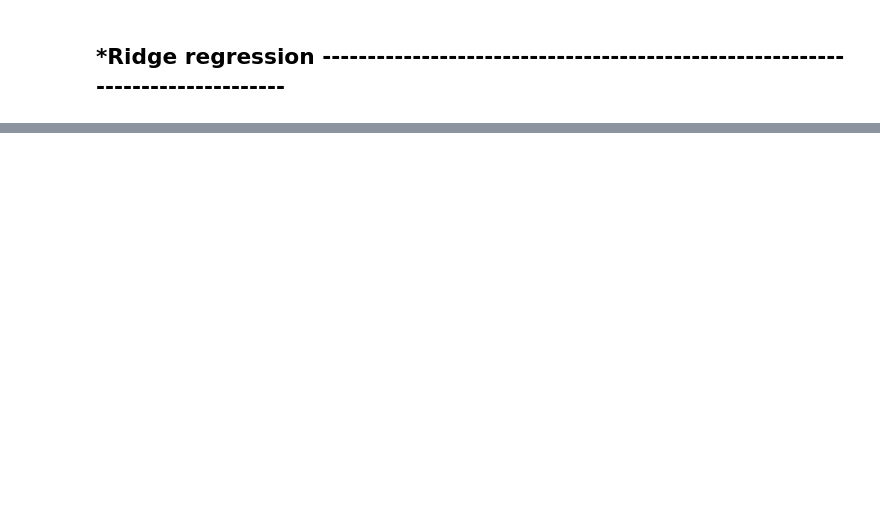
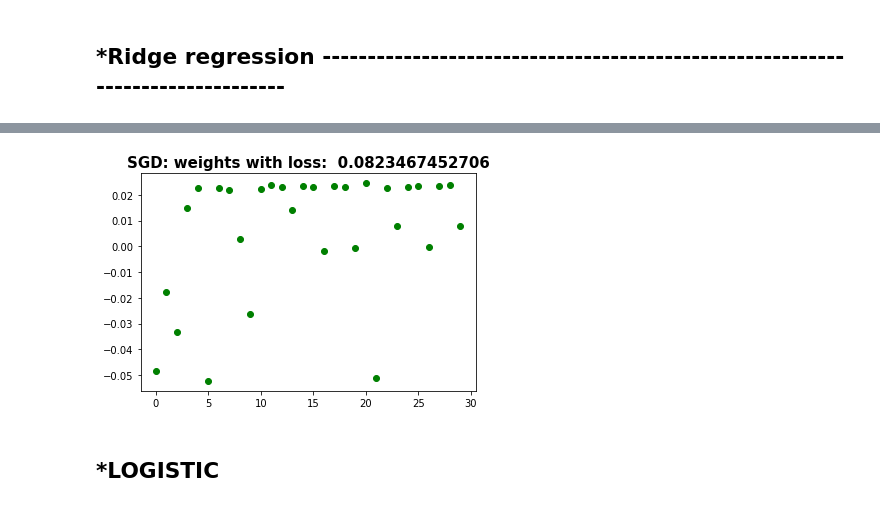
Before and after one commit to LucaZampieri/LMO_ML, a Jupyter notebook: project1/main.ipynb, the cells around one changed output, grey strips where cells are left out. Saved outputs shown, nothing was run; the diff lists cells and outputs as text; code cells hidden in the pictures; blank space fills up the shorter version.

```diff
--- a/project1/main.ipynb
+++ b/project1/main.ipynb
@@ -206,5 +190,22 @@ data.shape
-# %%
-y_pred = predict_labels(weights, data)
-# %%
-name = 'ridge_regression'
-create_csv_submission(ids_test, y_pred, name)
+# %%
+def func_SGD (y, tx, test_set, max_iters, gamma, initial_w, batch_size):
+    name = 'Stochastic_Gradient_descent'
+
+    w,loss = least_squares_SGD(y, tx, initial_w, max_iters,\
+                               gamma, batch_size)
+
+    y_pred = predict_labels(w, test_set)
+    create_csv_submission(ids_test, y_pred, name)
+
+    plt.plot(w, 'go')
+    plt.title('SGD: weights with loss:  '+str(loss),fontsize=15, fontweight='bold');
+    plt.show()
+
+    return w, loss
+# %%
+w, loss = func_SGD (y=y_train, tx=tx_train, test_set=tx_test, max_iters=10,gamma=gamma, initial_w=initial_w,\
+                   batch_size=5);
+# %% [output]
+[figure, added]
+# %% [markdown]
+## *LOGISTIC
```
Also changed, not shown: parts of 44 cells of this notebook, 2 other files.
